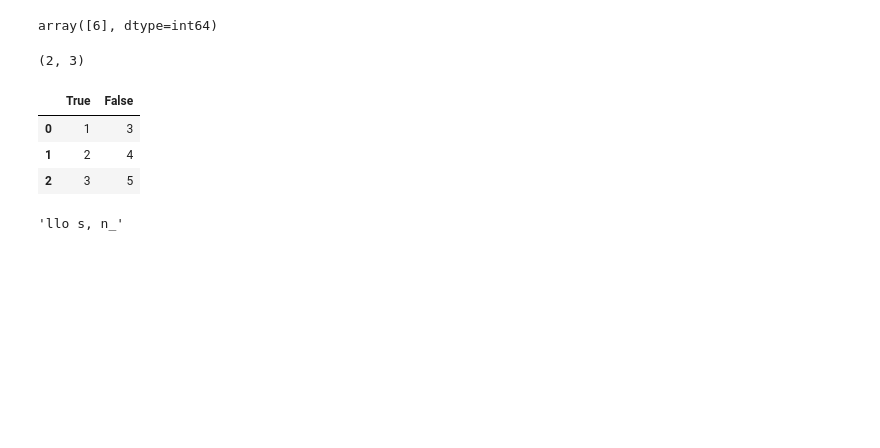
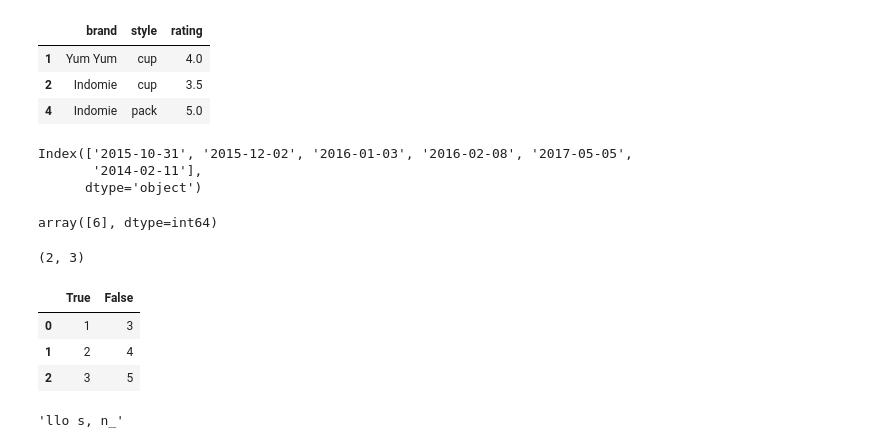
Before and after one commit to elcreek/work, a Jupyter notebook: notebooks/notebook1.ipynb, the cells around one changed output. Drawn from its saved outputs; the diff is of its cells as text; code cells hidden in the pictures; blank space fills up the shorter version.

```diff
--- a/notebooks/notebook1.ipynb
+++ b/notebooks/notebook1.ipynb
@@ -234,40 +240,48 @@ print(list_of_lines)
 # OUTPUT
 # ['a', 'b', 'c', 'd', 'e']
 # %%
-# df = pd.DataFrame({
-#     'brand': ['Yum Yum', 'Yum Yum', 'Indomie', 'Indomie', 'Indomie'],
-#     'style': ['cup', 'cup', 'cup', 'pack', 'pack'],
-#     'rating': [4, 4, 3.5, 15, 5]
-# })
+df = pd.DataFrame({
+    'brand': ['Yum Yum', 'Yum Yum', 'Indomie', 'Indomie', 'Indomie'],
+    'style': ['cup', 'cup', 'cup', 'pack', 'pack'],
+    'rating': [4, 4, 3.5, 15, 5]
+})
 
-# df
+df
 #     brand style  rating
 # 0  Yum Yum   cup     4.0
 # 1  Yum Yum   cup     4.0
 # 2  Indomie   cup     3.5
 # 3  Indomie  pack    15.0
 # 4  Indomie  pack     5.0
 
 # By default, it removes duplicate rows based on all columns.
 
-# df.drop_duplicates()
+df.drop_duplicates()
+
 #     brand style  rating
 # 0  Yum Yum   cup     4.0
 # 2  Indomie   cup     3.5
 # 3  Indomie  pack    15.0
 # 4  Indomie  pack     5.0
 
 # To remove duplicates on specific column(s), use subset.
 
-# df.drop_duplicates(subset=['brand'])
+df.drop_duplicates(subset=['brand'])
+
 #     brand style  rating
 # 0  Yum Yum   cup     4.0
 # 2  Indomie   cup     3.5
 
 # To remove duplicates and keep last occurrences, use keep.
 
-# df.drop_duplicates(subset=['brand', 'style'], keep='last')
+df.drop_duplicates(subset=['brand', 'style'], keep='last')
+
 #     brand style  rating
 # 1  Yum Yum   cup     4.0
 # 2  Indomie   cup     3.5
 # 4  Indomie  pack     5.0
+# %% [output]
+|  | brand | style | rating |
+| 1 | Yum Yum | cup | 4.0 |
+| 2 | Indomie | cup | 3.5 |
+| 4 | Indomie | pack | 5.0 |
@@ -278,2 +288,13 @@ print(list_of_lines)
+# %%
+# Return Index without NA/NaN values.
+
+idx = pd.Index(['2015-10-31', '2015-12-02', None, '2016-01-03',
+                '2016-02-08', '2017-05-05', None, '2014-02-11'])
+
+idx.dropna(how='any')
+# %% [output]
+Index(['2015-10-31', '2015-12-02', '2016-01-03', '2016-02-08', '2017-05-05',
+       '2014-02-11'],
+      dtype='object')
 # %%
 # Customizing Matplotlib with style sheets and rcParams
```
Also changed, not shown: parts of 4 cells of this notebook, 3 other files.
